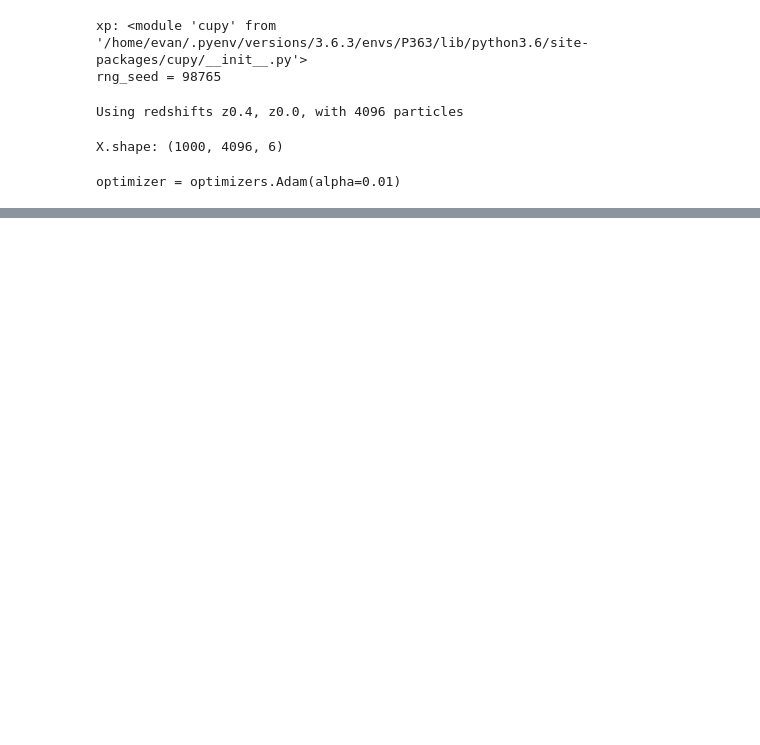
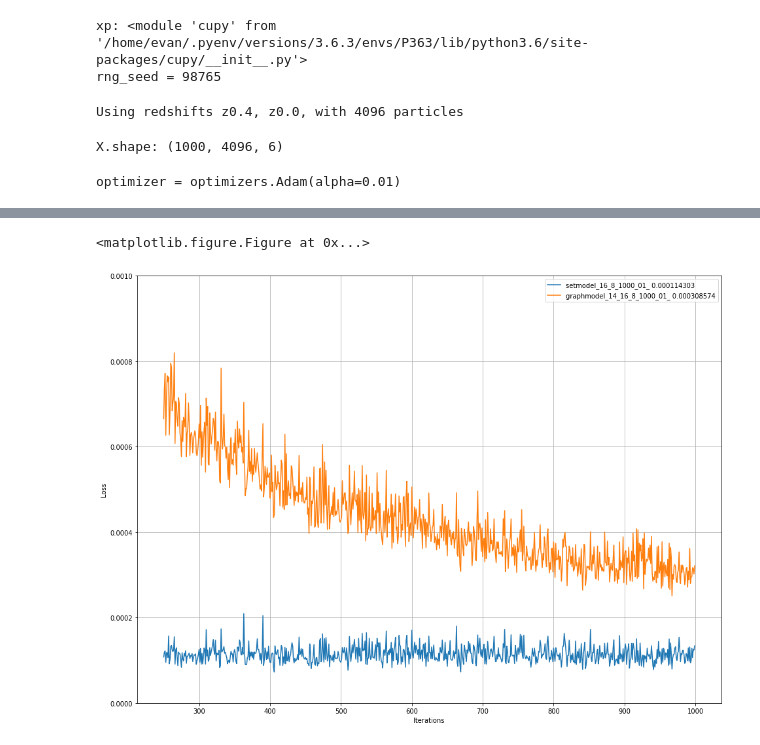
Before and after one commit to evdcush/N-Body_PointCloudEvolution, a Jupyter notebook: nbody.ipynb, the cells around one changed output, grey strips where cells are left out. Drawn from its saved outputs; the diff is of its cells as text; code cells hidden in the pictures; blank space fills up the shorter version.

```diff
--- a/nbody.ipynb
+++ b/nbody.ipynb
@@ -223,3 +238,40 @@ plt.close('all')
+# %%
+'''
+Compare loss curves
+'''
+loss_labels = ['setmodel_16_8_1000_01_',
+               'graphmodel_14_16_8_1000_01_',
+               #'graphmodel_14_16_8_2000_01_',
+               #'graphmodel2_14_16_8_2000_01_',
+               #'graphmodel2_14_16_8_1000_01_',
+              ]
+loss_labels32 = ['setmodel_32_8_1000_01_',
+                ]
+
+loss_files = [np.load(model_dir + 'loss_history_' + fname + '.npy') for fname in loss_labels]
+loss_curves = {label:loss for label,loss in zip(loss_labels, loss_files)}
+iterations = np.arange(loss_files[0].shape[0])
+
+plt.clf()
+#plt.yscale('log')
+plt.figure(figsize=(16,12))
+plt.grid(True)
+plt.xlabel('Iterations')
+plt.ylabel('Loss')
+plt.ylim([0,.001])
+pstart = 250
+for label, loss in loss_curves.items():
+    #linsp = np.arange(pstart,loss.shape[0])
+    #poly = np.poly1d(np.polyfit(linsp, loss[pstart:], 3))
+    #plt.plot(iterations[pstart:], poly(iterations[pstart:]), label=(label + ' ' + str(np.mean(loss[-50:]))))
+    xvals = np.arange(loss.shape[0])
+    plt.plot(xvals[pstart:], loss[pstart:], label=(label + ' ' + str(np.mean(loss[-50:]))))
+
+plt.legend()
+plt.show()
+# %% [output]
+<matplotlib.figure.Figure at 0x...>
+[figure, added]
 # %%
 import mayavi
 from mayavi import mlab
```
Also changed, not shown: parts of 18 cells of this notebook, 1 other file.
